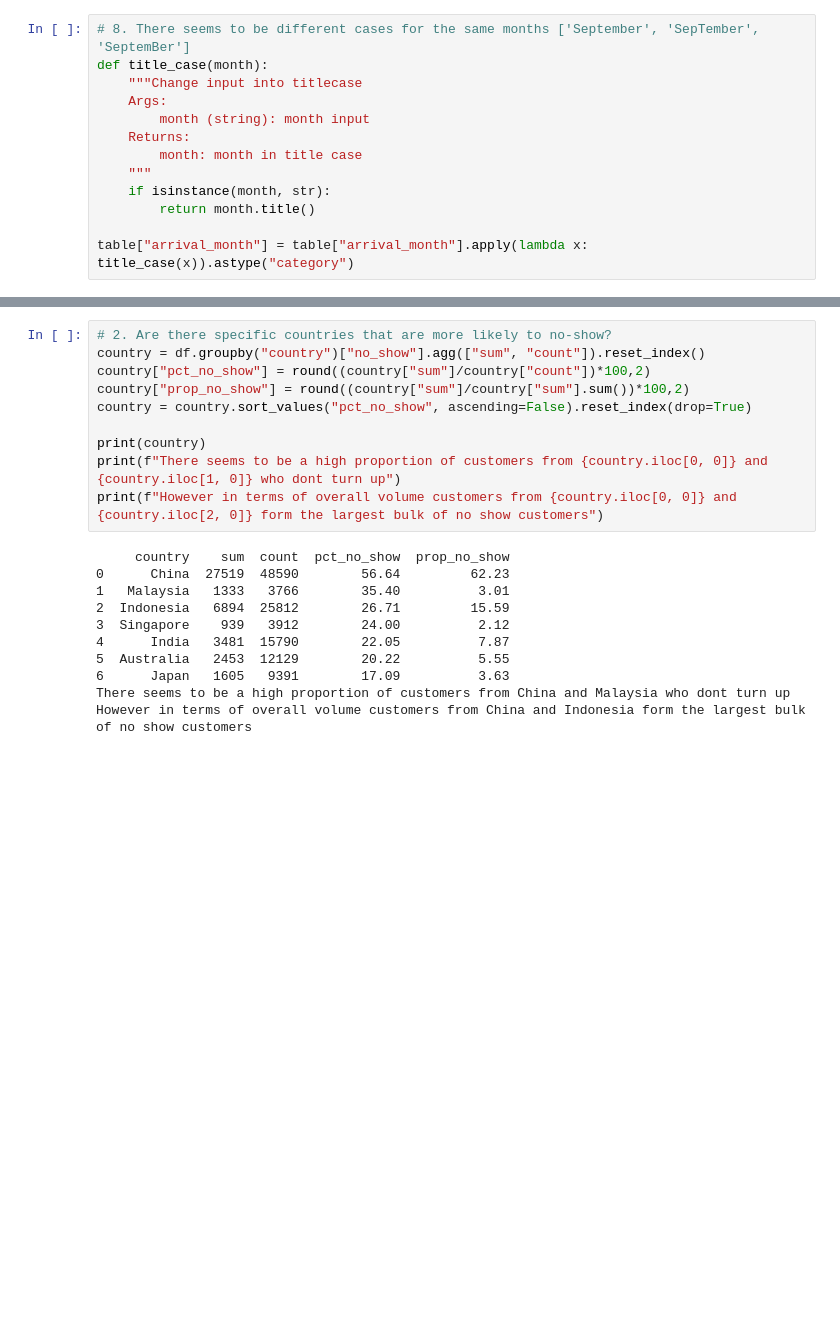
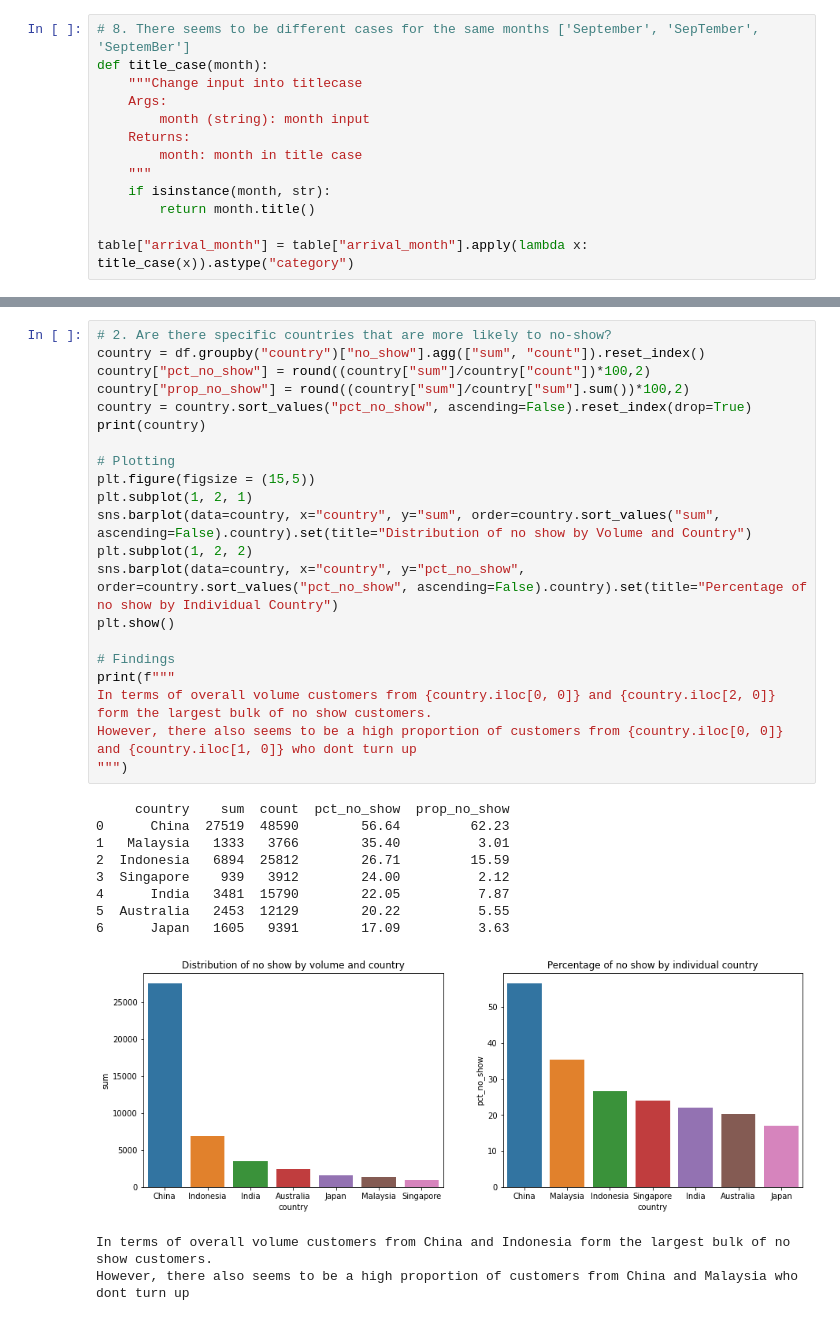
Before and after one commit to marmal88/Hotel-Bookings, a Jupyter notebook: eda.ipynb, the cells around one changed output, grey strips where cells are left out. Drawn from its saved outputs; the diff is of its cells as text; blank space fills up the shorter version.

```diff
--- a/eda.ipynb
+++ b/eda.ipynb
@@ -288,24 +317,36 @@ Those with children have a 63.22% chance of no show vs those without children 36
 # %%
 # 2. Are there specific countries that are more likely to no-show?
 country = df.groupby("country")["no_show"].agg(["sum", "count"]).reset_index()
 country["pct_no_show"] = round((country["sum"]/country["count"])*100,2)
 country["prop_no_show"] = round((country["sum"]/country["sum"].sum())*100,2)
 country = country.sort_values("pct_no_show", ascending=False).reset_index(drop=True)
+print(country)
 
-print(country)
-print(f"There seems to be a high proportion of customers from {country.iloc[0, 0]} and {country.iloc[1, 0]} who dont turn up")
-print(f"However in terms of overall volume customers from {country.iloc[0, 0]} and {country.iloc[2, 0]} form the largest bulk of no show customers")
+# Plotting
+plt.figure(figsize = (15,5))
+plt.subplot(1, 2, 1)
+sns.barplot(data=country, x="country", y="sum", order=country.sort_values("sum", ascending=False).country).set(title="Distribution of no show by Volume and Country")
+plt.subplot(1, 2, 2)
+sns.barplot(data=country, x="country", y="pct_no_show", order=country.sort_values("pct_no_show", ascending=False).country).set(title="Percentage of no show by Individual Country")
+plt.show()
+
+# Findings
+print(f"""
+In terms of overall volume customers from {country.iloc[0, 0]} and {country.iloc[2, 0]} form the largest bulk of no show customers.
+However, there also seems to be a high proportion of customers from {country.iloc[0, 0]} and {country.iloc[1, 0]} who dont turn up
+""")
 # %% [output]
      country    sum  count  pct_no_show  prop_no_show
 0      China  27519  48590        56.64         62.23
 1   Malaysia   1333   3766        35.40          3.01
 2  Indonesia   6894  25812        26.71         15.59
 3  Singapore    939   3912        24.00          2.12
 4      India   3481  15790        22.05          7.87
 5  Australia   2453  12129        20.22          5.55
 6      Japan   1605   9391        17.09          3.63
-There seems to be a high proportion of customers from China and Malaysia who dont turn up
-However in terms of overall volume customers from China and Indonesia form the largest bulk of no show customers
+[figure, added]
+In terms of overall volume customers from China and Indonesia form the largest bulk of no show customers.
+However, there also seems to be a high proportion of customers from China and Malaysia who dont turn up
 # %%
 # 3.a Which months are no-shows more likely?
 months_arr = df.groupby("arrival_month")["no_show"].agg(["sum", "count"]).reset_index()
```
Also changed, not shown: parts of 19 cells of this notebook, 8 other files.
